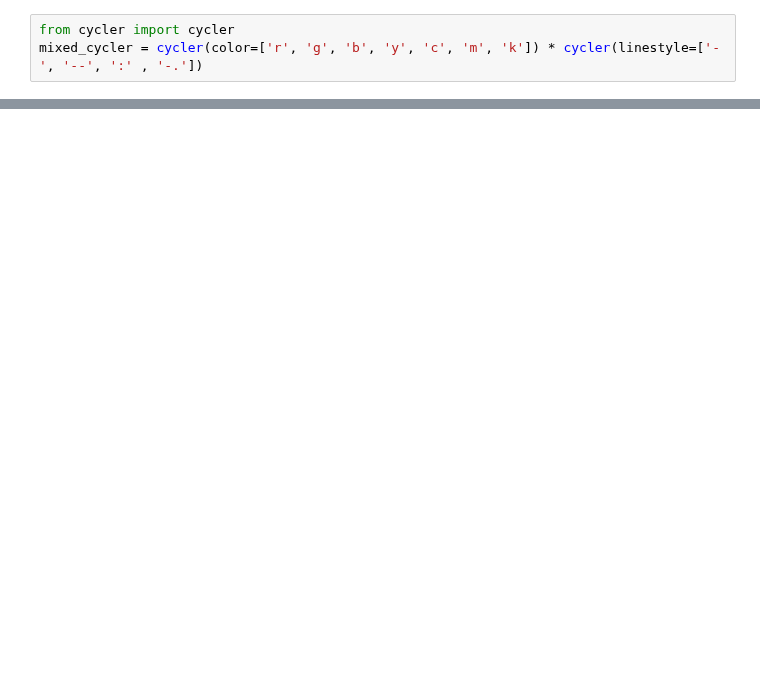
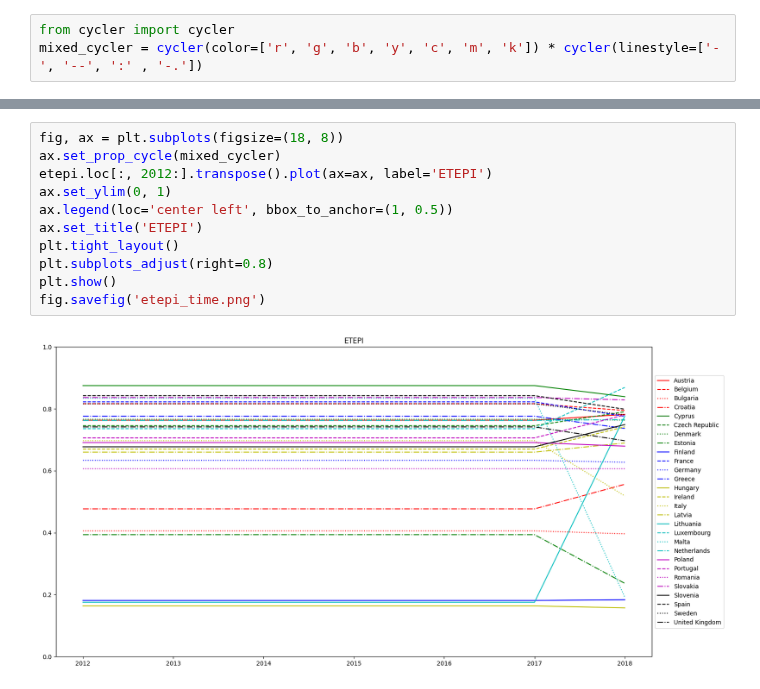
Before and after one commit to dataforgoodfr/13_democratiser_sobriete, a Jupyter notebook: stream3_visualization/plot_ewbi.ipynb, the cells around one changed output, grey strips where cells are left out. Saved outputs shown, nothing was run; the diff lists cells and outputs as text; blank space fills up the shorter version.

```diff
--- a/stream3_visualization/plot_ewbi.ipynb
+++ b/stream3_visualization/plot_ewbi.ipynb
@@ -228,0 +431,13 @@ fig.savefig('ewbi_time.png')
+# %%
+fig, ax = plt.subplots(figsize=(18, 8))
+ax.set_prop_cycle(mixed_cycler)
+etepi.loc[:, 2012:].transpose().plot(ax=ax, label='ETEPI')
+ax.set_ylim(0, 1)
+ax.legend(loc='center left', bbox_to_anchor=(1, 0.5))
+ax.set_title('ETEPI')
+plt.tight_layout()
+plt.subplots_adjust(right=0.8)
+plt.show()
+fig.savefig('etepi_time.png')
+# %% [output]
+[figure, added]
```
Also changed, not shown: parts of 13 cells of this notebook, 5 other files.
